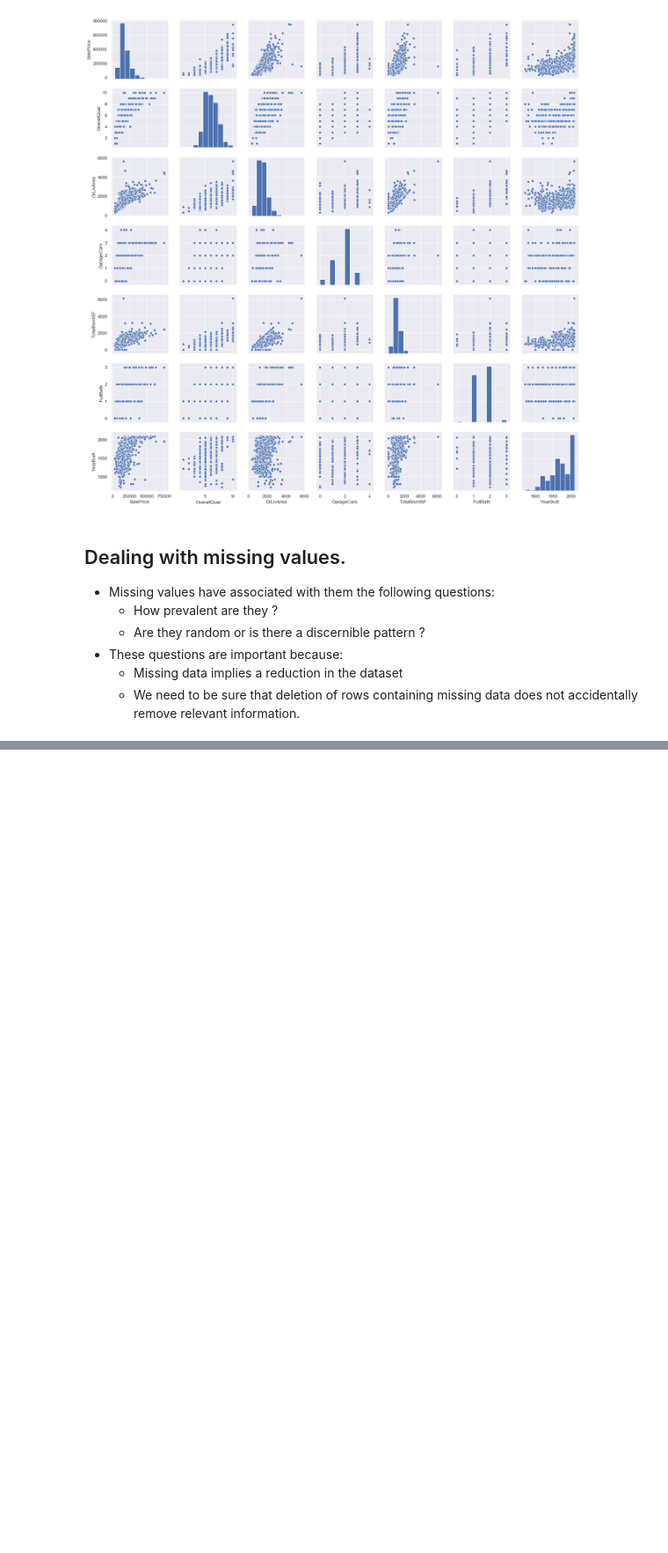
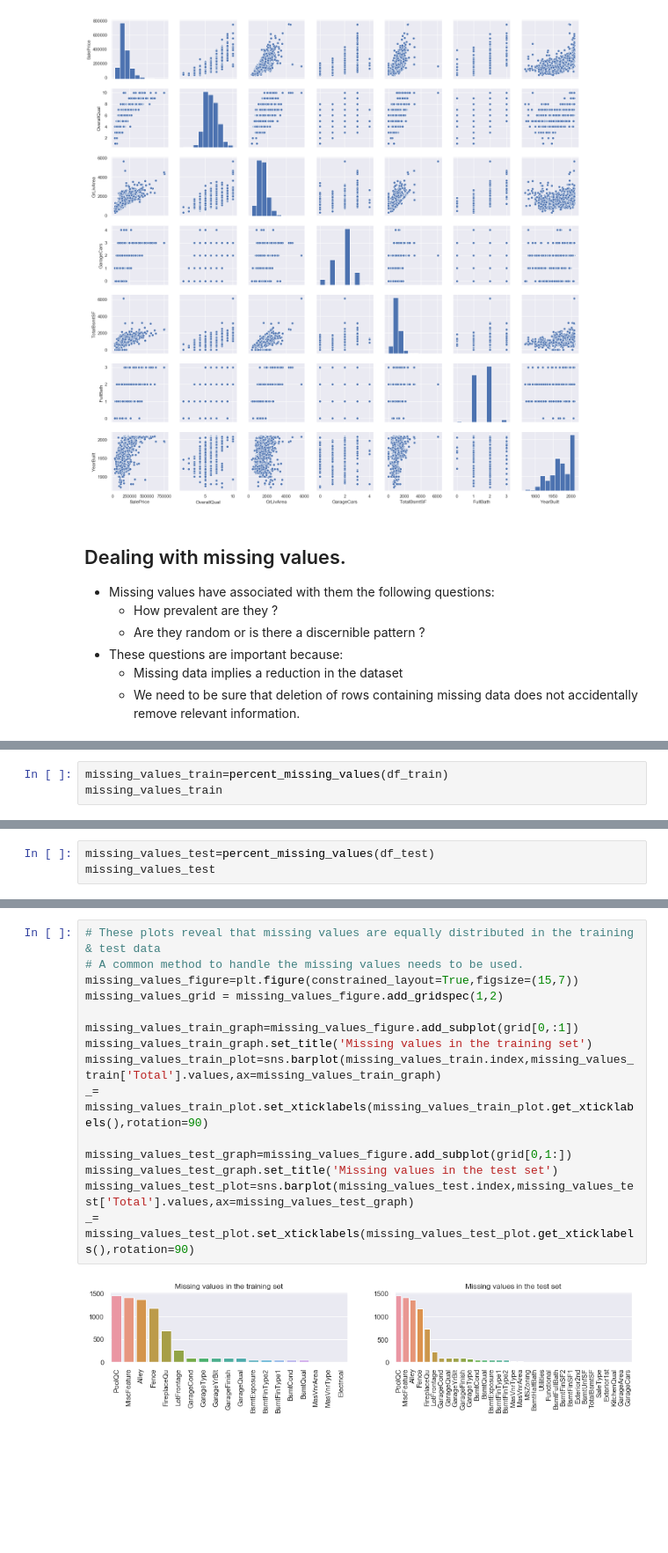
Before and after one commit to sayan31/kaggle-housing-prices-prediction-competition, a Jupyter notebook: housing_prices_predictor_model.ipynb, the cells around one changed output, grey strips where cells are left out. Shown at 88% size. Drawn from its saved outputs; the diff is of its cells as text; blank space fills up the shorter version.

Commit message:
Missing values analysis.

```diff
--- a/housing_prices_predictor_model.ipynb
+++ b/housing_prices_predictor_model.ipynb
@@ -241,0 +198,3 @@ Electrical        1   0.068493
+# %%
+missing_values_train=percent_missing_values(df_train)
+missing_values_train
@@ -241,0 +219,3 @@ Electrical        1   0.068493
+# %%
+missing_values_test=percent_missing_values(df_test)
+missing_values_test
@@ -241,0 +240,17 @@ Electrical        1   0.068493
+# %%
+# These plots reveal that missing values are equally distributed in the training & test data
+# A common method to handle the missing values needs to be used.
+missing_values_figure=plt.figure(constrained_layout=True,figsize=(15,7))
+missing_values_grid = missing_values_figure.add_gridspec(1,2)
+
+missing_values_train_graph=missing_values_figure.add_subplot(grid[0,:1])
+missing_values_train_graph.set_title('Missing values in the training set')
+missing_values_train_plot=sns.barplot(missing_values_train.index,missing_values_train['Total'].values,ax=missing_values_train_graph)
+_= missing_values_train_plot.set_xticklabels(missing_values_train_plot.get_xticklabels(),rotation=90)
+
+missing_values_test_graph=missing_values_figure.add_subplot(grid[0,1:])
+missing_values_test_graph.set_title('Missing values in the test set')
+missing_values_test_plot=sns.barplot(missing_values_test.index,missing_values_test['Total'].values,ax=missing_values_test_graph)
+_= missing_values_test_plot.set_xticklabels(missing_values_test_plot.get_xticklabels(),rotation=90)
+# %% [output]
+[figure, added]
```
Also changed, not shown: parts of 8 cells of this notebook.
